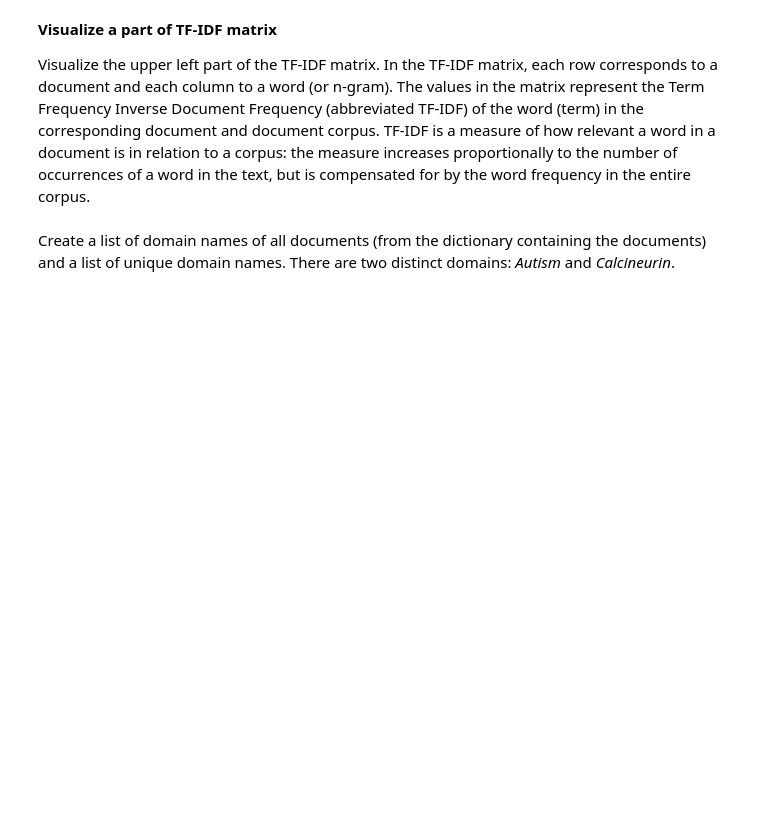
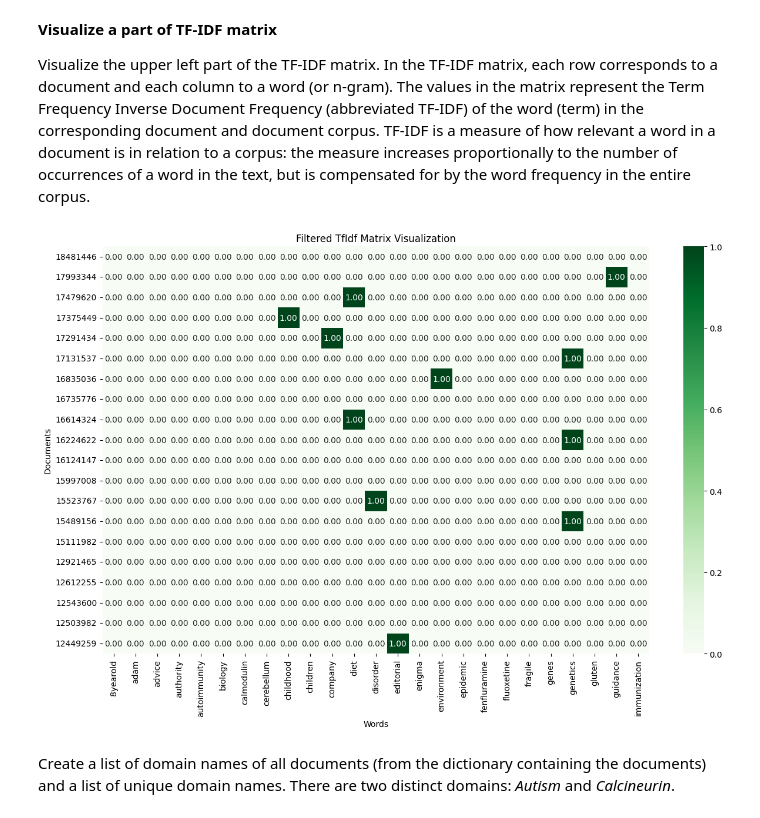
Before and after one commit to BojanCestnik/LBD_book, a Jupyter notebook: notebooks/LBD_mini_OntoGen.ipynb, the cells around one changed output. Cells and saved outputs as stored; diff of their text form; code cells hidden in the pictures; blank space fills up the shorter version.

Commit message:
Updaated visualization in mini_OntoGen

```diff
--- a/notebooks/LBD_mini_OntoGen.ipynb
+++ b/notebooks/LBD_mini_OntoGen.ipynb
@@ -445,12 +520,11 @@ filtered_ids_list, filtered_word_list, filtered_tfidf_matrix = LBD_03_feature_ex
 
 Visualize the upper left part of the TF-IDF matrix. In the TF-IDF matrix, each row corresponds to a document and each column to a word (or n-gram). The values in the matrix represent the Term Frequency Inverse Document Frequency (abbreviated TF-IDF) of the word (term) in the corresponding document and document corpus. TF-IDF is a measure of how relevant a word in a document is in relation to a corpus: the measure increases proportionally to the number of occurrences of a word in the text, but is compensated for by the word frequency in the entire corpus.
 # %%
-first_row = 0
-last_row = 20
-first_column = 0
-last_column = 25
+first_row, last_row, first_column, last_column = (0, 20, 0, 25)
 LBD_06_visualization.plot_bow_tfidf_matrix('Filtered TfIdf', filtered_tfidf_matrix[first_row:last_row,first_column:last_column], \
                                            filtered_ids_list[first_row:last_row], filtered_word_list[first_column:last_column], as_int = False)
+# %% [output]
+[figure, added]
 # %% [markdown]
 Create a list of domain names of all documents (from the dictionary containing the documents) and a list of unique domain names. There are two distinct domains: *Autism* and *Calcineurin*.
 # %%
```
Also changed, not shown: parts of 15 cells of this notebook, 1 other file.
